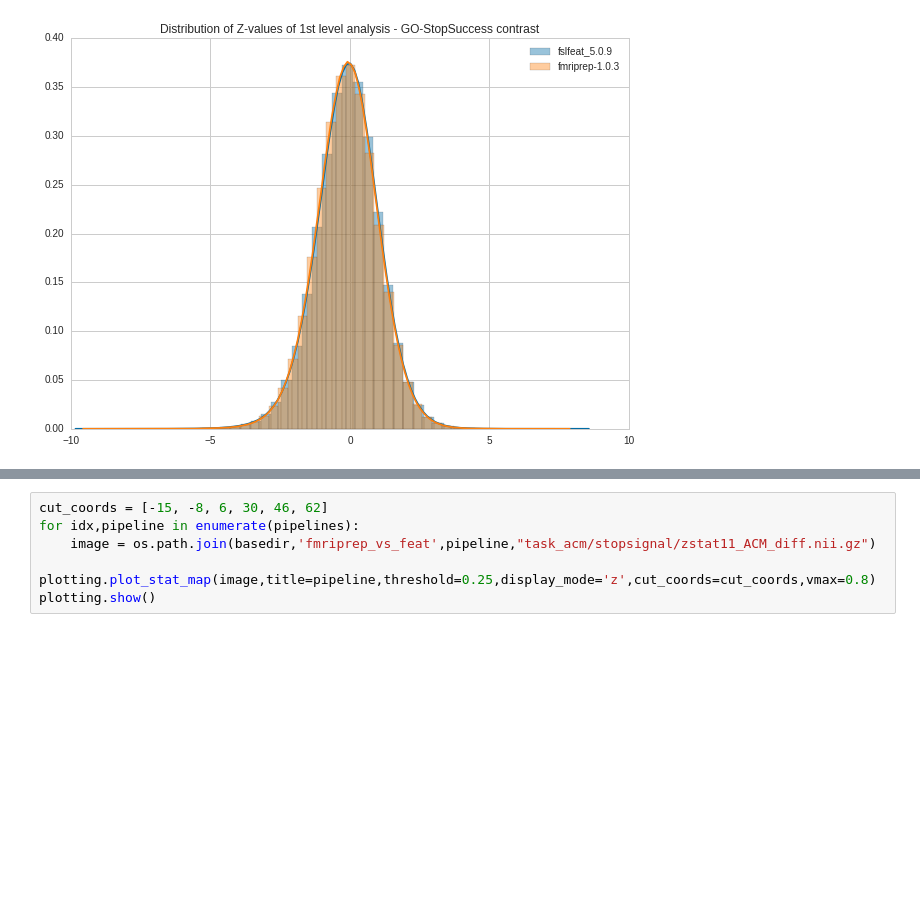
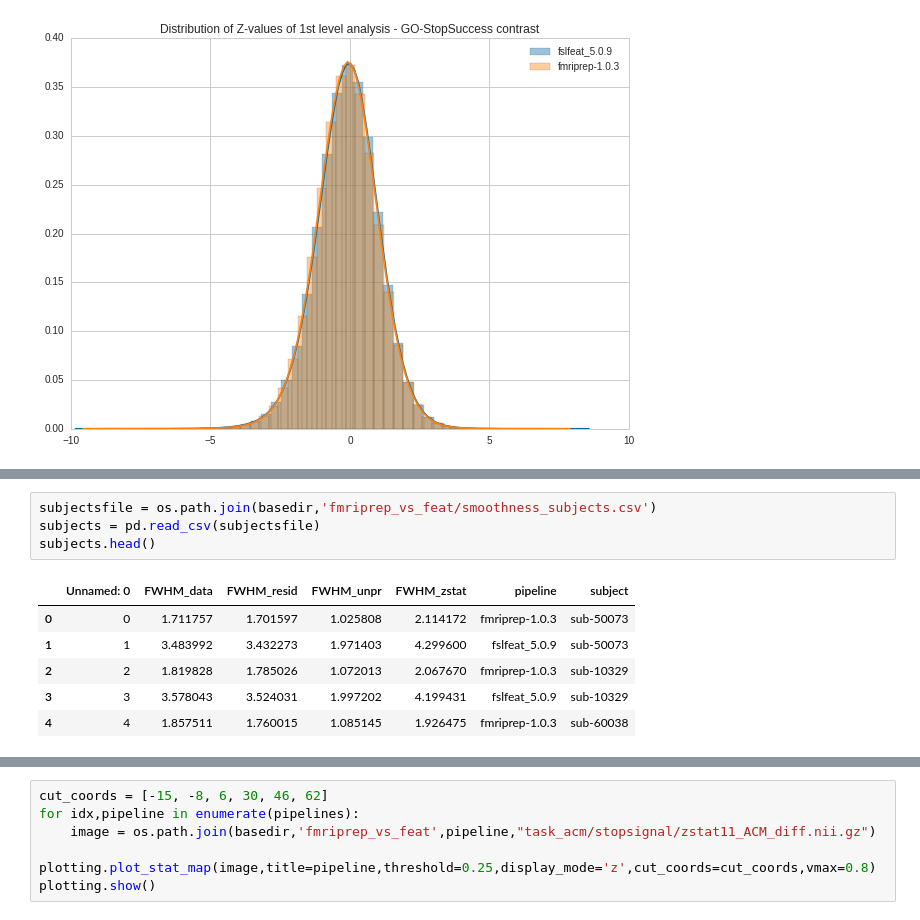
Before and after one commit to poldracklab/CNP_task_analysis, a Jupyter notebook: notebooks/SingleSubjectVis.ipynb, the cells around one changed output, grey strips where cells are left out. Cells and saved outputs as stored; diff of their text form; blank space fills up the shorter version.

```diff
--- a/notebooks/SingleSubjectVis.ipynb
+++ b/notebooks/SingleSubjectVis.ipynb
@@ -116,0 +216,11 @@ plt.legend()
+# %%
+subjectsfile = os.path.join(basedir,'fmriprep_vs_feat/smoothness_subjects.csv')
+subjects = pd.read_csv(subjectsfile)
+subjects.head()
+# %% [output]
+|  | Unnamed: 0 | FWHM_data | FWHM_resid | FWHM_unpr | FWHM_zstat | pipeline | subject |
+| 0 | 0 | 1.711757 | 1.701597 | 1.025808 | 2.114172 | fmriprep-1.0.3 | sub-50073 |
+| 1 | 1 | 3.483992 | 3.432273 | 1.971403 | 4.299600 | fslfeat_5.0.9 | sub-50073 |
+| 2 | 2 | 1.819828 | 1.785026 | 1.072013 | 2.067670 | fmriprep-1.0.3 | sub-10329 |
+| 3 | 3 | 3.578043 | 3.524031 | 1.997202 | 4.199431 | fslfeat_5.0.9 | sub-10329 |
+| 4 | 4 | 1.857511 | 1.760015 | 1.085145 | 1.926475 | fmriprep-1.0.3 | sub-60038 |
```
Also changed, not shown: parts of 20 cells of this notebook.
